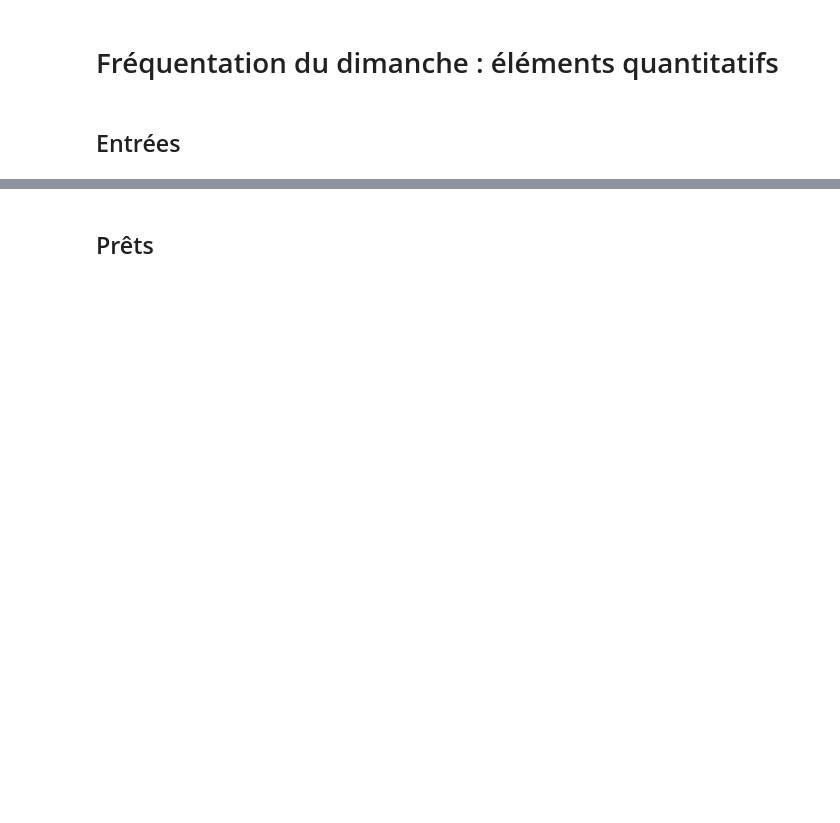
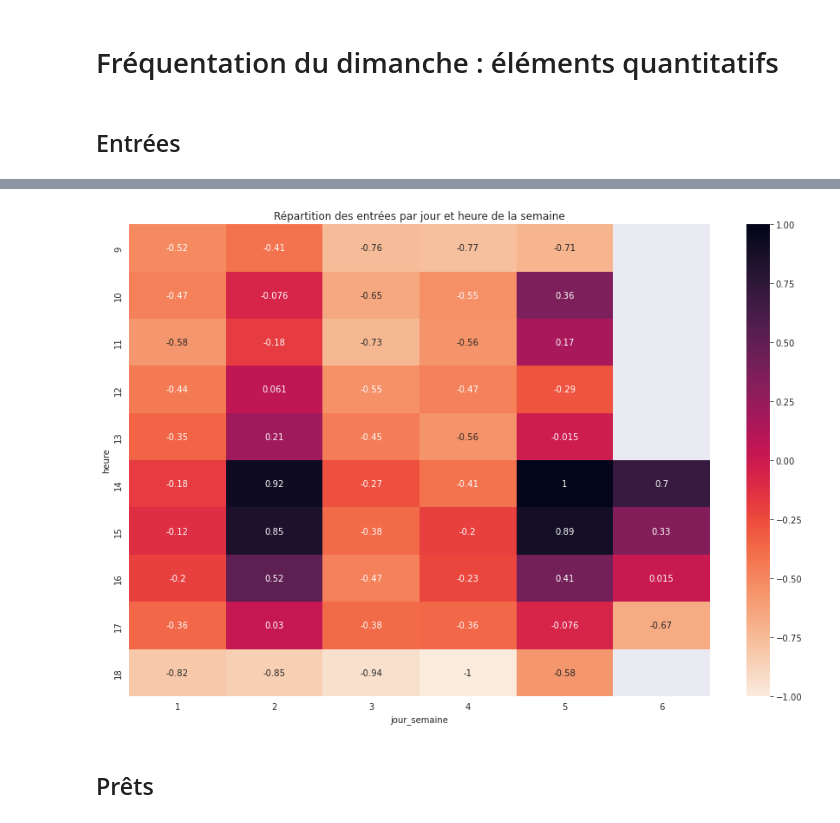
Before and after one commit to ragbx/kibini2, a Jupyter notebook: kibini/notebook_dimanche.ipynb, the cells around one changed output, grey strips where cells are left out. Saved outputs shown, nothing was run; the diff lists cells and outputs as text; code cells hidden in the pictures; blank space fills up the shorter version.

```diff
--- a/kibini/notebook_dimanche.ipynb
+++ b/kibini/notebook_dimanche.ipynb
@@ -108,3 +122,11 @@ f.show()
+# %%
+entrees.get_df_semaine_mediane(rescale=True)
+f, ax = plt.subplots(figsize=(15, 10))
+sns.heatmap(entrees.df_semaine_mediane, cmap='rocket_r', annot=True, ax=ax)
+ax.set_title("Répartition des entrées par jour et heure de la semaine")
+f.show()
+# %% [output]
+[figure, added]
 # %% [markdown]
 ## Prêts
 # %%
```
Also changed, not shown: parts of 10 cells of this notebook.
